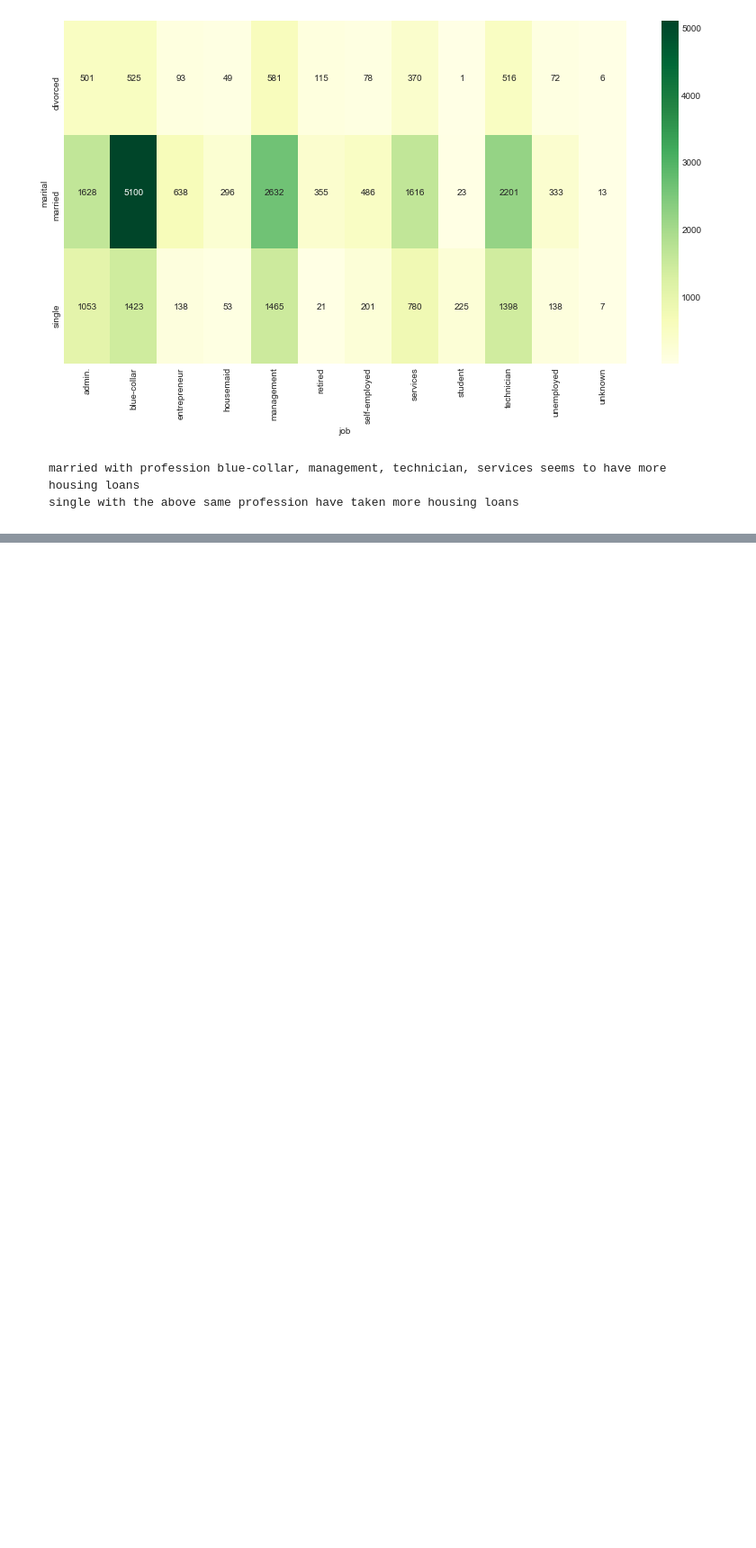
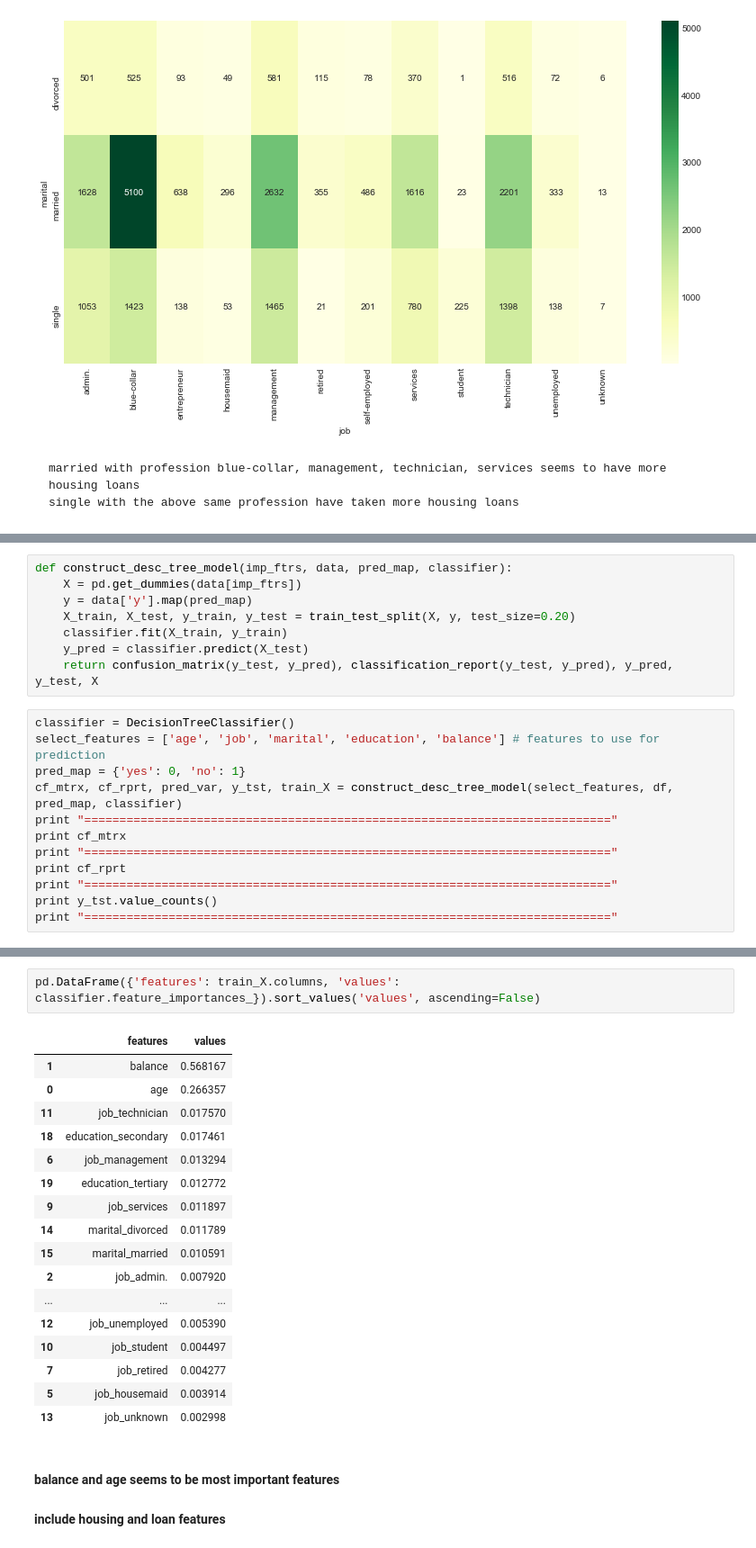
Before and after one commit to NAnnamalai/python_data_analysis, a Jupyter notebook: bank_customer_analysis.ipynb, the cells around one changed output, grey strips where cells are left out. Shown at 90% size. Drawn from its saved outputs; the diff is of its cells as text; blank space fills up the shorter version.

Commit message:
ENH: decision tree classifier applied

```diff
--- a/bank_customer_analysis.ipynb
+++ b/bank_customer_analysis.ipynb
@@ -229,0 +291,20 @@ sns.heatmap(housing_loan, annot=True, fmt="g", cmap='YlGn')
+# %%
+def construct_desc_tree_model(imp_ftrs, data, pred_map, classifier):
+    X = pd.get_dummies(data[imp_ftrs])
+    y = data['y'].map(pred_map)
+    X_train, X_test, y_train, y_test = train_test_split(X, y, test_size=0.20)
+    classifier.fit(X_train, y_train)
+    y_pred = classifier.predict(X_test)
+    return confusion_matrix(y_test, y_pred), classification_report(y_test, y_pred), y_pred, y_test, X
+# %%
+classifier = DecisionTreeClassifier()
+select_features = ['age', 'job', 'marital', 'education', 'balance'] # features to use for prediction
+pred_map = {'yes': 0, 'no': 1}
+cf_mtrx, cf_rprt, pred_var, y_tst, train_X = construct_desc_tree_model(select_features, df, pred_map, classifier)
+print "==========================================================================="
+print cf_mtrx
+print "==========================================================================="
+print cf_rprt
+print "==========================================================================="
+print y_tst.value_counts()
+print "==========================================================================="
@@ -229,0 +389,23 @@ sns.heatmap(housing_loan, annot=True, fmt="g", cmap='YlGn')
+# %%
+pd.DataFrame({'features': train_X.columns, 'values': classifier.feature_importances_}).sort_values('values', ascending=False)
+# %% [output]
+|  | features | values |
+| 1 | balance | 0.568167 |
+| 0 | age | 0.266357 |
+| 11 | job_technician | 0.017570 |
+| 18 | education_secondary | 0.017461 |
+| 6 | job_management | 0.013294 |
+| 19 | education_tertiary | 0.012772 |
+| 9 | job_services | 0.011897 |
+| 14 | marital_divorced | 0.011789 |
+| 15 | marital_married | 0.010591 |
+| 2 | job_admin. | 0.007920 |
+| ... | ... | ... |
+| 12 | job_unemployed | 0.005390 |
+| 10 | job_student | 0.004497 |
+| 7 | job_retired | 0.004277 |
+| 5 | job_housemaid | 0.003914 |
+| 13 | job_unknown | 0.002998 |
+# %% [markdown]
+#### balance and age seems to be most important features
+#### include housing and loan features
```
Also changed, not shown: parts of 21 cells of this notebook.
